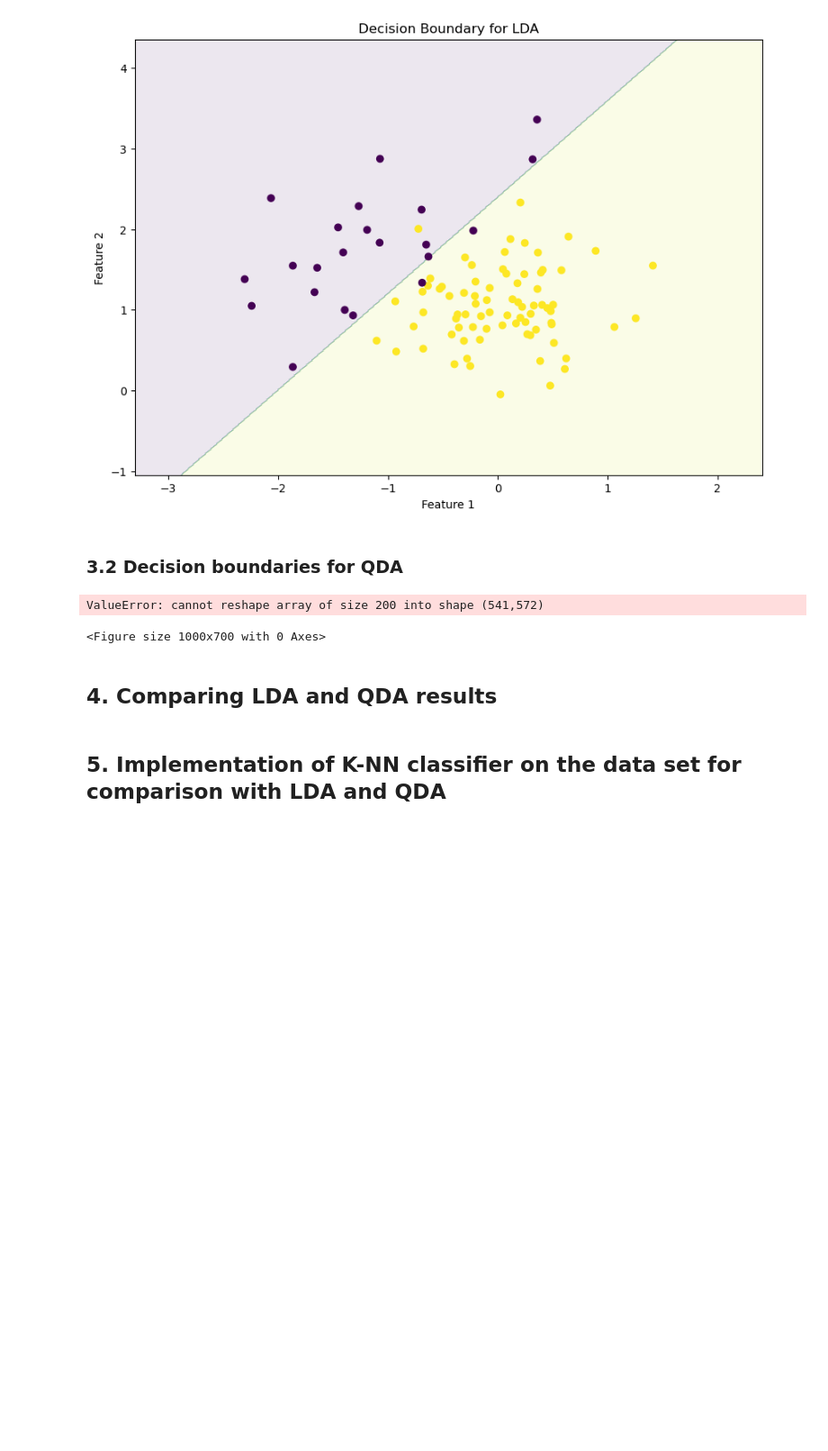
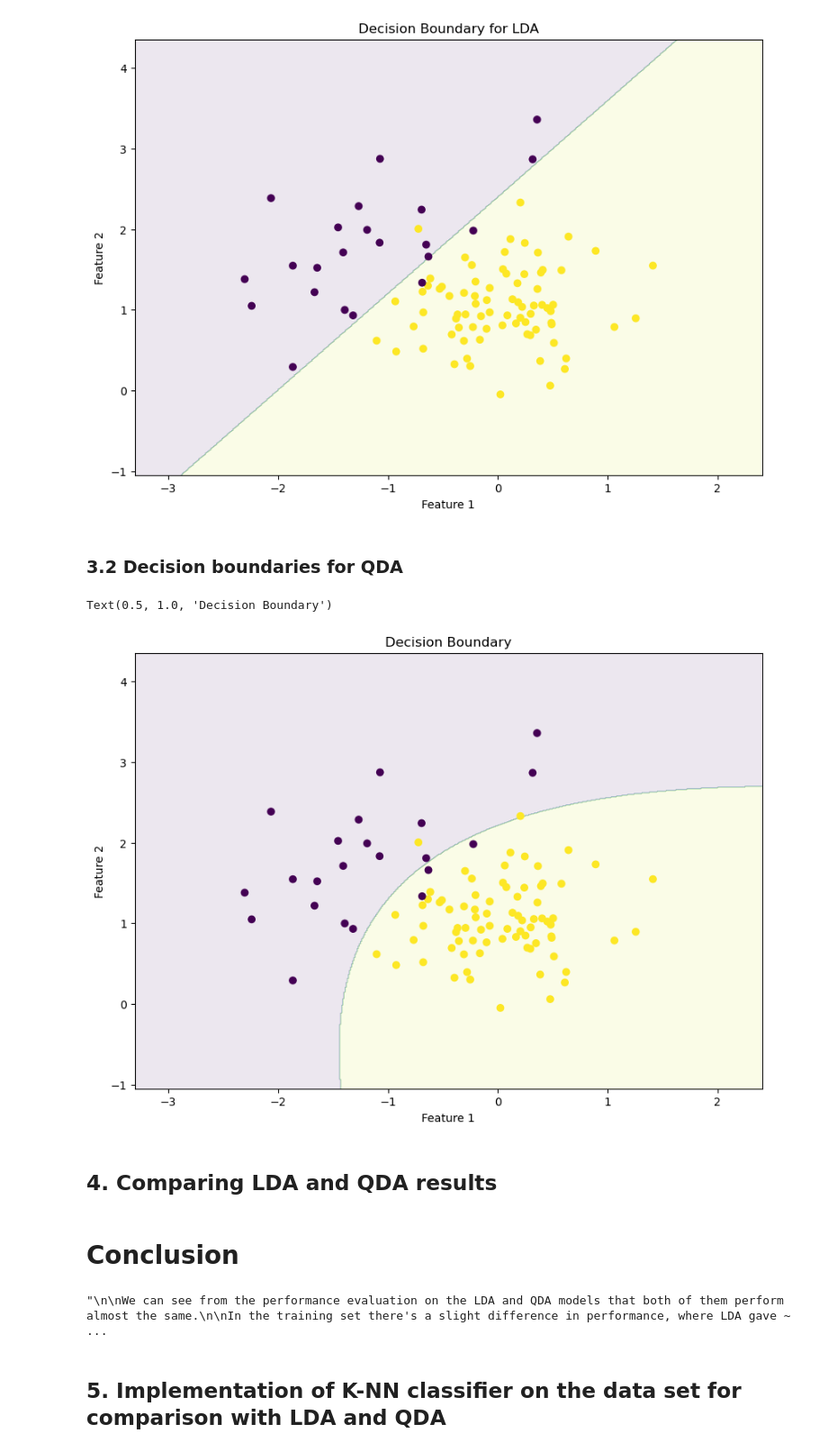
Before and after one commit to Tnzalalemba/lab_sessions, a Jupyter notebook: TP2/TP2_LDA_QDA_Fuentes_Nzalalemba.ipynb, the cells around one changed output. Shown at 90% size. Cells and saved outputs as stored; diff of their text form; code cells hidden in the pictures; blank space fills up the shorter version.

Commit message:
final version of the lab before uploading on moodle. Fixed QDA equation and decision boundaries plot

```diff
--- a/TP2/TP2_LDA_QDA_Fuentes_Nzalalemba.ipynb
+++ b/TP2/TP2_LDA_QDA_Fuentes_Nzalalemba.ipynb
@@ -206,27 +254,77 @@ Text(0.5, 1.0, 'Decision Boundary for LDA')
 # %% [markdown]
 ### 3.2 Decision boundaries for QDA
 # %%
-# To Plot the Decision Boundary for QDA
+# To Plot the Decision Boundary
 arr1 = np.arange(X_train[:, 0].min()-1, X_train[:, 0].max()+1, 0.01)
 arr2 = np.arange(X_train[:, 1].min()-1, X_train[:, 1].max()+1, 0.01)
-
 
 xx, yy = np.meshgrid(arr1, arr2)
 input_array = np.array([xx.ravel(), yy.ravel()]).T
 
-labels = np.where(log_proba_1_qda_test > log_proba_2_qda_test, 1, 2)
+# log proba of class one
+log_proba_c1_vector=np.zeros(shape=(1, input_array.T.shape[1]))
+
+# log proba of class two
+log_proba_c2_vector=np.zeros(shape=(1, input_array.T.shape[1]))
+
+
+for column in range(0,input_array.T.shape[1]):
+
+  X=(input_array.T[:,column]).reshape(2,1)
+
+  # class one log proba
+  log_proba_c1=(X-mu_1).T
+  log_proba_c1=np.dot(log_proba_c1,inv(sigma_1))
+  log_proba_c1=np.dot(log_proba_c1,(X-mu_1))
+  log_proba_c1=(-(1/2)*log_proba_c1)+log(pi_1)-((1/2)*log(det(sigma_1)))# add constant terms
+
+  log_proba_c1_vector[0,column]=log_proba_c1
+
+  # class two log proba
+  log_proba_c2=(X-mu_2).T
+  log_proba_c2=np.dot(log_proba_c2,inv(sigma_2))
+  log_proba_c2=np.dot(log_proba_c2,(X-mu_2))
+  log_proba_c2=(-(1/2)*log_proba_c2)+log(pi_2)-((1/2)*log(det(sigma_2)))# add constant terms
+
+  log_proba_c2_vector[0,column]=log_proba_c2
+
+# Decision of classification
+decision_vec_qda = np.where(log_proba_c1_vector > log_proba_c2_vector, 1, 2)
+
+
+labels = decision_vec_qda.copy()
 
 plt.figure(figsize =(10, 7))
 plt.contourf(xx, yy, labels.reshape(xx.shape), alpha = 0.1)
 plt.scatter(X_train[:, 0], X_train[:, 1], c = y_train.ravel(), alpha = 1)
 plt.xlabel('Feature 1')
 plt.ylabel('Feature 2')
-plt.title('Decision Boundary for QDA')
+plt.title('Decision Boundary')
 # %% [output]
-ValueError: cannot reshape array of size 200 into shape (541,572)
+Text(0.5, 1.0, 'Decision Boundary')
-<Figure size 1000x700 with 0 Axes>
+[figure, added]
 # %% [markdown]
 ## 4. Comparing LDA and QDA results
+# %% [markdown]
+# **Conclusion**
+# %%
+'''
+
+We can see from the performance evaluation on the LDA and QDA models that both of them perform almost the same.
+
+In the training set there's a slight difference in performance, where LDA gave ~3% of error, while the QDA model gave ~5%.
+
+However, in the test set both models presented approximatedly 5% of error. Which is the actual error we are interested in, because it's telling us how the model performs in front of data it has
+never seen.
+
+From these results we can conclude, that LDA is the best model to classify our data. The distribution of our data allows us to easily build a decision region with a linear hyperplane,
+
+hence, there is no need to work on more complex decision boundaries for this dataset.
+
+
+'''
+# %% [output]
+"\n\nWe can see from the performance evaluation on the LDA and QDA models that both of them perform almost the same.\n\nIn the training set there's a slight difference in performance, where LDA gave ~ ...
 # %% [markdown]
 ## 5. Implementation of K-NN classifier on the data set for comparison with LDA and QDA
 # %%
```
Also changed, not shown: parts of 17 cells of this notebook, 3 other files.
